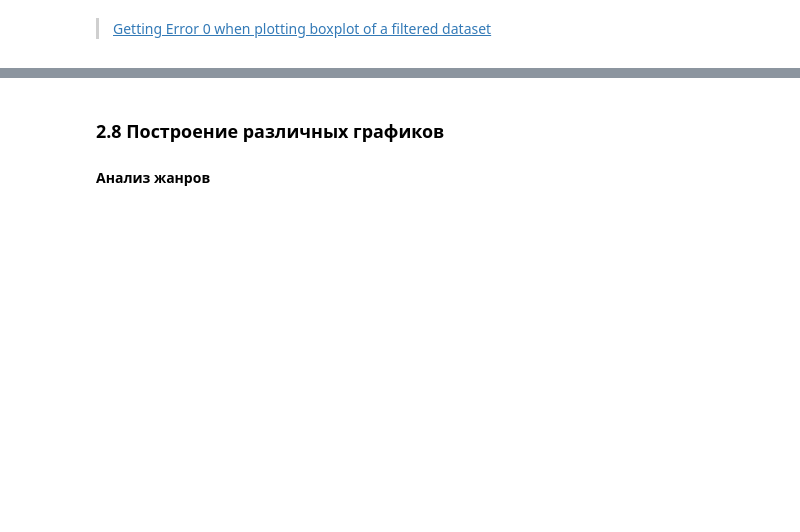
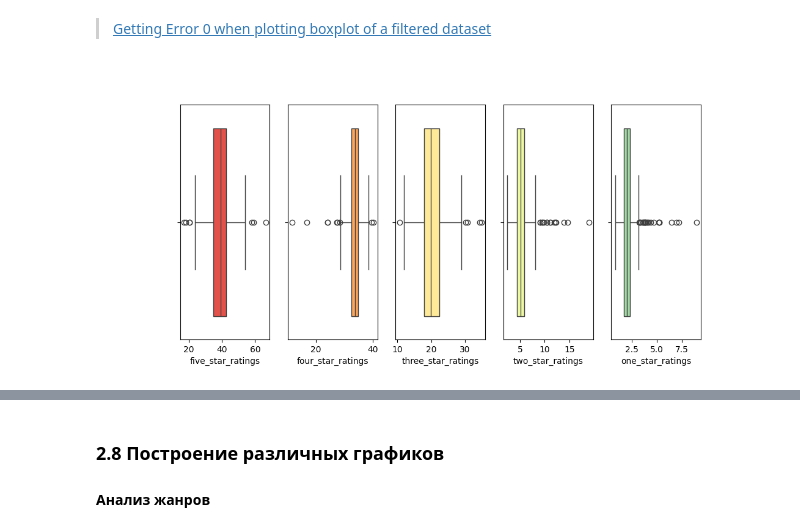
Before and after one commit to underburned/ait-ph, a Jupyter notebook: lectures/lecture_2/lecture_2.ipynb, the cells around one changed output, grey strips where cells are left out. Saved outputs shown, nothing was run; the diff lists cells and outputs as text; code cells hidden in the pictures; blank space fills up the shorter version.

```diff
--- a/lectures/lecture_2/lecture_2.ipynb
+++ b/lectures/lecture_2/lecture_2.ipynb
@@ -469,18 +899,20 @@ fig_sns.tight_layout()
 # %% [markdown]
 > [Getting Error 0 when plotting boxplot of a filtered dataset](https://stackoverflow.com/a/71423584)
 # %%
-fig_sns, ax_sns = plt.subplots(1, 5, figsize=(13, 5))
+fig_sns, ax_sns = plt.subplots(1, 5, figsize=(11, 5))
 sns.boxplot(ax=ax_sns[0], data=df_ratings, x='five_star_ratings');
 sns.boxplot(ax=ax_sns[1], data=df_ratings, x='four_star_ratings');
 sns.boxplot(ax=ax_sns[2], data=df_ratings, x='three_star_ratings');
 sns.boxplot(ax=ax_sns[3], data=df_ratings, x='two_star_ratings');
 sns.boxplot(ax=ax_sns[4], data=df_ratings, x='one_star_ratings');
 # Пример стайлинга subplot'ов - каждый ящик в свой цвет из палитры
 colors = sns.color_palette('Spectral')
 cycler = cycle(colors)
 for ax in ax_sns:
     for p in ax.patches:
         p.set_facecolor(next(cycler))
+# %% [output]
+[figure, added]
 # %% [markdown]
 #### Ящик с усами
 [Wiki](https://ru.wikipedia.org/wiki/%D0%AF%D1%89%D0%B8%D0%BA_%D1%81_%D1%83%D1%81%D0%B0%D0%BC%D0%B8)
```
Also changed, not shown: parts of 75 cells of this notebook.
